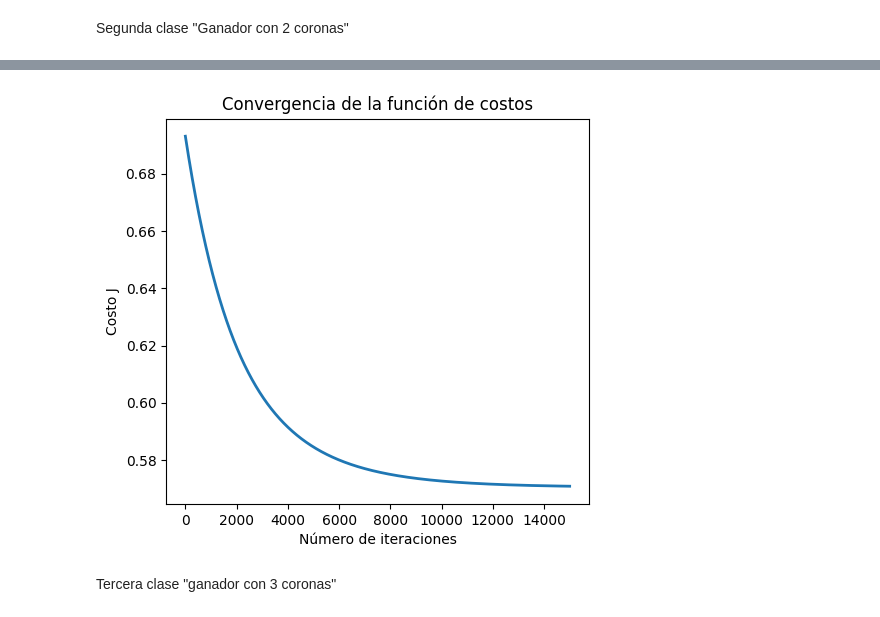
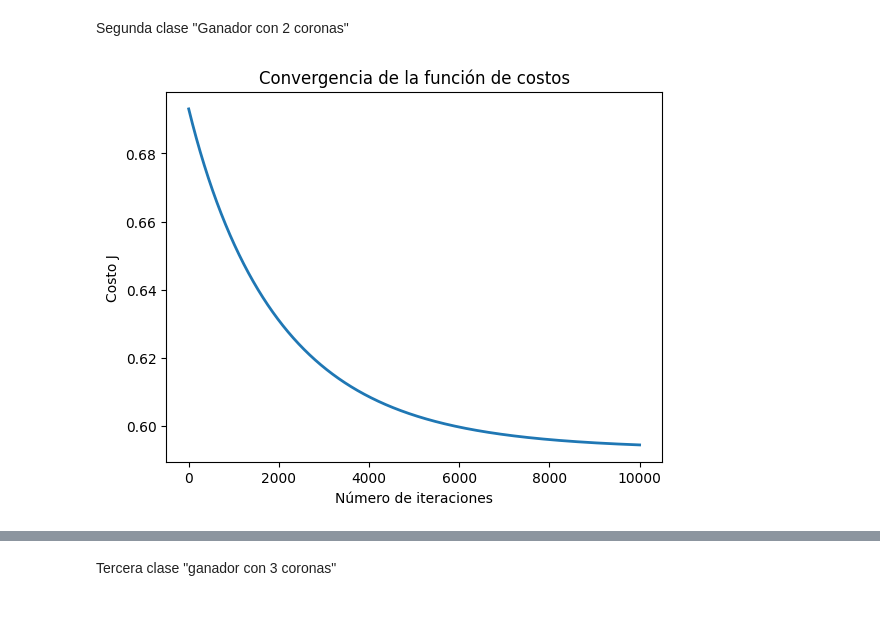
Before and after one commit to cesarvargasL/SIS-420-2-2024, a Jupyter notebook: Parciales/primer parcial/primer-parcial.ipynb, the cells around one changed output, grey strips where cells are left out. Cells and saved outputs as stored; diff of their text form; code cells hidden in the pictures.

Commit message:
feat: Correccion de graficas y estructura de codigo, puntos 6-11

```diff
--- a/Parciales/primer parcial/primer-parcial.ipynb
+++ b/Parciales/primer parcial/primer-parcial.ipynb
@@ -577,7 +657,6 @@ Name: winner.crowns, Length: 160000, dtype: float64
 # %% [markdown]
 Segunda clase "Ganador con 2 coronas"
 # %%
-# Importamos las librerías necesarias
 import numpy as np
 import pandas as pd
 from matplotlib import pyplot as plt
@@ -586,17 +665,29 @@ from matplotlib import pyplot as plt
 train_data = pd.read_csv('synthetic_train_data.csv')
 test_data = pd.read_csv('synthetic_test_data.csv')
 
-# Seleccionar las columnas relevantes (por ejemplo, 'winner.crowns' y 'loser.crowns' como características)
-X_train = train_data[['winner.crowns', 'loser.crowns']].values
-# Etiqueta binaria: 1 si el ganador tiene exactamente 2 coronas, 0 en caso contrario
-y_train = (train_data['winner.crowns'] == 2).astype(int).values
+# Convertir características categóricas y booleanas a valores numéricos
+def preprocess_data(data):
+    data['winner.strategy_type'] = data['winner.strategy_type'].map({'Offensive': 1, 'Defensive': 0})
+    data['loser.strategy_type'] = data['loser.strategy_type'].map({'Offensive': 1, 'Defensive': 0})
+    data['winner.fav_card_type'] = data['winner.fav_card_type'].map({'A': 1, 'B': 2, 'C': 3})
+    data['loser.fav_card_type'] = data['loser.fav_card_type'].map({'A': 1, 'B': 2, 'C': 3})
+    data['winner.used_legendary'] = data['winner.used_legendary'].astype(int)
+    data['loser.used_legendary'] = data['loser.used_legendary'].astype(int)
+    data['winner.triple_crown_win'] = data['winner.triple_crown_win'].astype(int)
+    return data
 
-X_test = test_data[['winner.crowns', 'loser.crowns']].values
-y_test = (test_data['winner.crowns'] == 2).astype(int).values
+train_data = preprocess_data(train_data)
+test_data = preprocess_data(test_data)
+
+# Seleccionar características y etiquetas del conjunto de entrenamiento
+X_train = train_data.drop(columns=['winner.crowns', 'loser.crowns']).values
+y_train = (train_data['winner.crowns'] == 2).astype(int).values  # Verificar que el jugador gana con 2 corona
+
+# Seleccionar características y etiquetas del conjunto de prueba
+X_test = test_data.drop(columns=['winner.crowns', 'loser.crowns']).values
+y_test = (test_data['winner.crowns'] == 2).astype(int).values  # Verificar que el jugador gana con 2 corona
 
 def sigmoid(z):
-    # Calcula la sigmoide de una entrada z
-    z = np.array(z)
     return 1 / (1 + np.exp(-z))
 
 def featureNormalize(X):
@@ -610,7 +701,7 @@ def featureNormalize(X):
 X_train, mu, sigma = featureNormalize(X_train)
 X_test = (X_test - mu) / sigma
 
-# Configurar la matriz adecuadamente, y agregar una columna de unos que corresponde al termino de intercepción.
+# Agregar una columna de unos para el término de intercepción
 m, n = X_train.shape
 X_train = np.concatenate([np.ones((m, 1)), X_train], axis=1)
 X_test = np.concatenate([np.ones((X_test.shape[0], 1)), X_test], axis=1)
@@ -634,38 +725,61 @@ def descensoGradiente(theta, X, y, alpha, num_iters):
 
         # Calcular precisión
         predictions = h >= 0.5
         accuracy = np.mean(predictions == y)
         accuracy_history.append(accuracy)
 
     return theta, J_history, accuracy_history
 
-# Elegir un valor para alpha (probar varias alternativas)
+# Elegir un valor para alpha y número de iteraciones
 alpha = 0.001
-num_iters = 15000
+num_iters = 10000
 
-# Inicializa theta y ejecuta el descenso por el gradiente
-theta = np.zeros(3)
+# Inicializar theta y ejecutar el descenso por el gradiente
+theta = np.zeros(n + 1)
 theta, J_history, accuracy_history = descensoGradiente(theta, X_train, y_train, alpha, num_iters)
 
-# Graficar la convergencia del costo y la precisión
-plt.figure(figsize=(12, 5))
+# Graficar la convergencia del costo
+plt.figure()
 
-plt.subplot(1, 2, 1)
 plt.plot(np.arange(len(J_history)), J_history, lw=2)
 plt.xlabel('Número de iteraciones')
 plt.ylabel('Costo J')
 plt.title('Convergencia de la función de costos')
+plt.show()
 
-# Muestra los resultados del descenso por el gradiente
+# Mostrar los resultados del descenso por el gradiente
 print('theta calculado por el descenso por el gradiente: {:s}'.format(str(theta)))
 
 # Evaluar el modelo en el conjunto de prueba
 def evaluarModelo(theta, X, y):
     h = sigmoid(X.dot(theta.T))
     predictions = h >= 0.5
     accuracy = np.mean(predictions == y)
     return accuracy
 
 accuracy_test = evaluarModelo(theta, X_test, y_test)
 print('Precisión en el conjunto de prueba: {:.2f}%'.format(accuracy_test * 100))
+
+# Caso de prueba manual (ahora con 24 características + 1 para el término de intercepción)
+X_manual_test = np.array([
+    [1, 3, 2, 104, 5, 1, 2, 3, 2, 3, 0, 4.5, 104, 3, 1, 4, 1, 1, 4, 2, 3.5, 0, 1, 1, 1],
+    [2, 2, 3, 105, 4, 2, 3, 2, 3, 2, 1, 4.0, 105, 2, 2, 3, 2, 2, 3, 3, 3.0, 1, 0, 0, 0]
+])
+y_manual_test = np.array([1, 0])  # Valores esperados
+
+# Normalizar las características del caso de prueba manual
+X_manual_test = (X_manual_test - mu) / sigma
+X_manual_test = np.concatenate([np.ones((X_manual_test.shape[0], 1)), X_manual_test], axis=1)
+
+# Predicciones del caso de prueba manual
+h_manual_test = sigmoid(X_manual_test.dot(theta.T))
+predictions_manual_test = h_manual_test >= 0.5
+
+print('Predicciones del caso de prueba manual:', predictions_manual_test.astype(int))
+print('Valores esperados:', y_manual_test)
+
+# Comparación de predicciones y valores esperados
+for i in range(len(y_manual_test)):
+    print(f'Caso {i+1}: Predicción = {predictions_manual_test[i].astype(int)}, Esperado = {y_manual_test[i]}')
 # %% [output]
+[figure, new version]
@@ -674,4 +798,3 @@ Precisión en el conjunto de prueba: 65.01%
-[figure, old version]
 # %% [markdown]
 Tercera clase "ganador con 3 coronas"
 # %%
```
Also changed, not shown: parts of 37 cells of this notebook, 3 other files.
